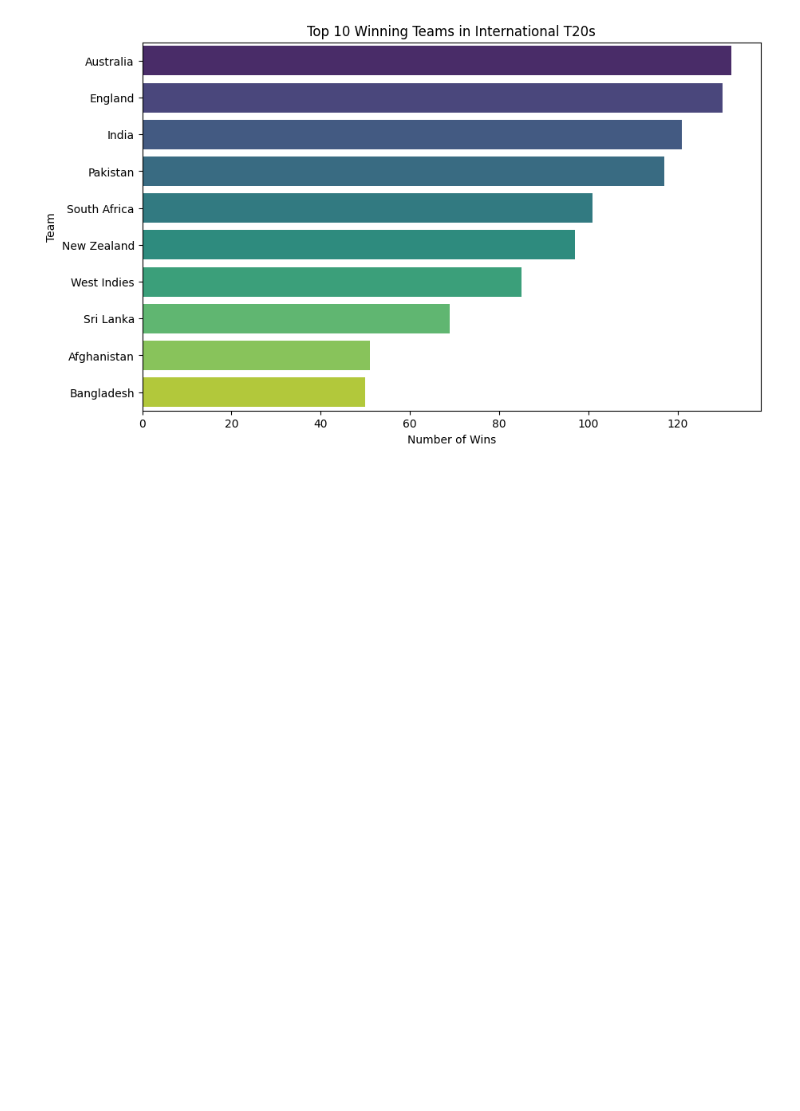
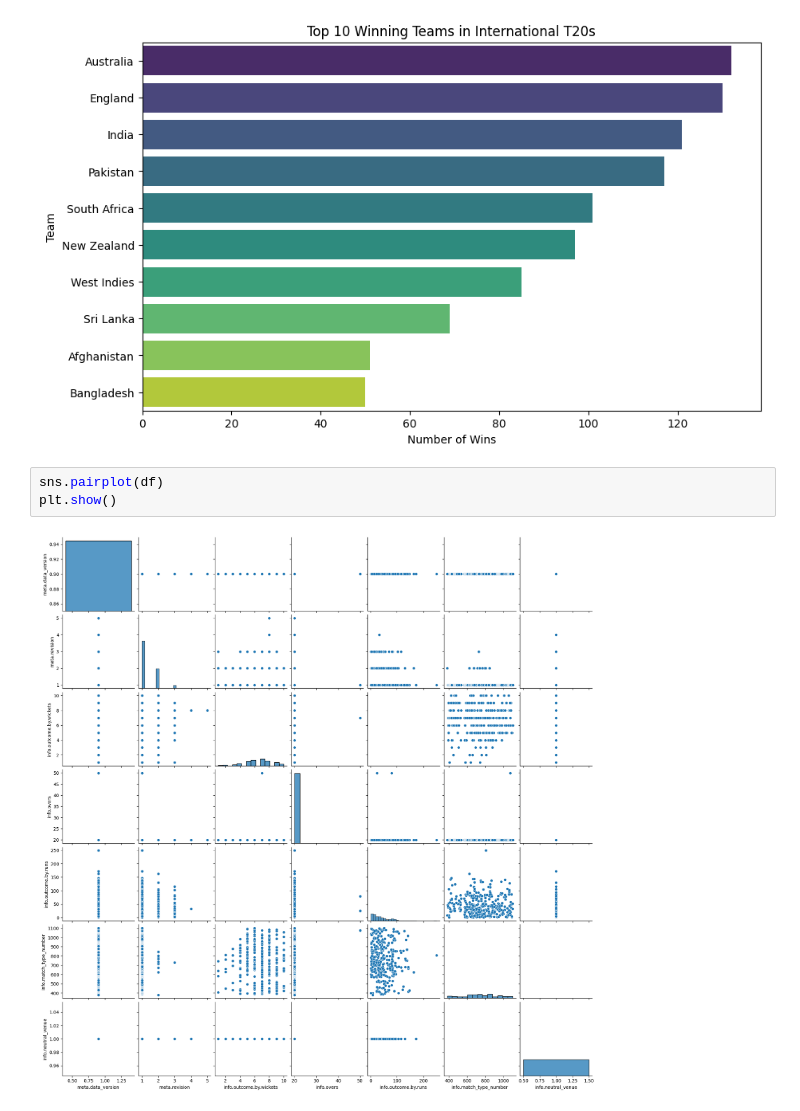
Before and after one commit to vedanshu-1234/Data_Science_Assignment, a Jupyter notebook: International_T_20_Data_Analysis.ipynb, the cells around one changed output. Drawn from its saved outputs; the diff is of its cells as text; blank space fills up the shorter version.

```diff
--- a/International_T_20_Data_Analysis.ipynb
+++ b/International_T_20_Data_Analysis.ipynb
@@ -206,3 +215,8 @@ Passing `palette` without assigning `hue` is deprecated and will be removed in v
 
   sns.barplot(x=top_winners.values, y=top_winners.index, palette='viridis')
 [figure]
+# %%
+sns.pairplot(df)
+plt.show()
+# %% [output]
+[figure, added]
```
Also changed, not shown: parts of 2 cells of this notebook.
